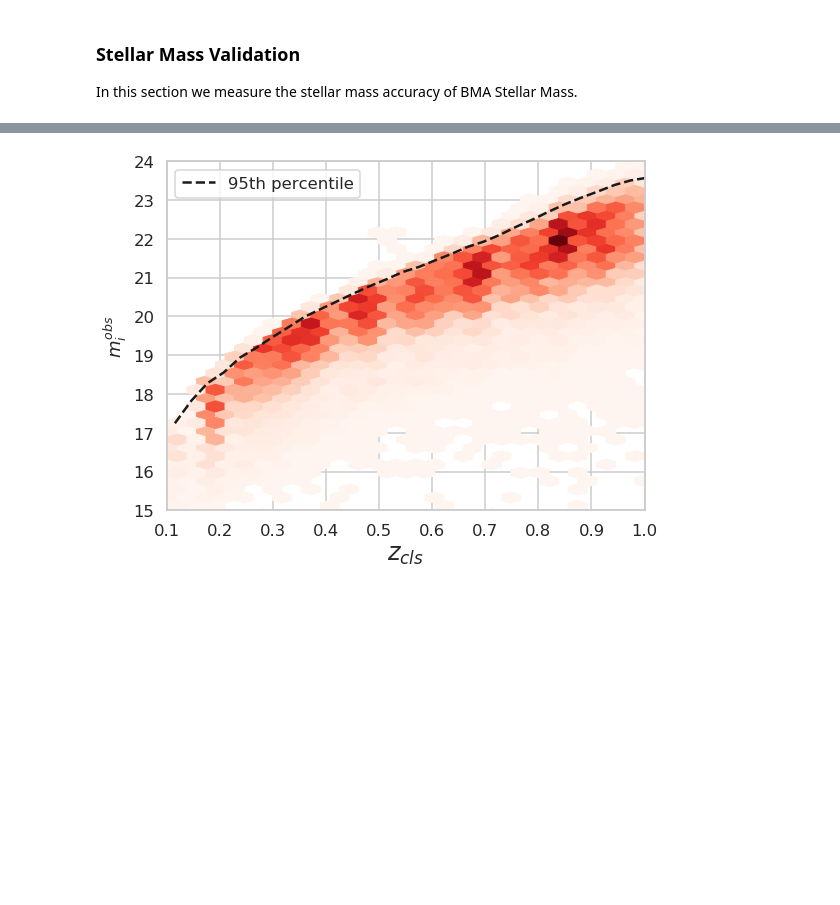
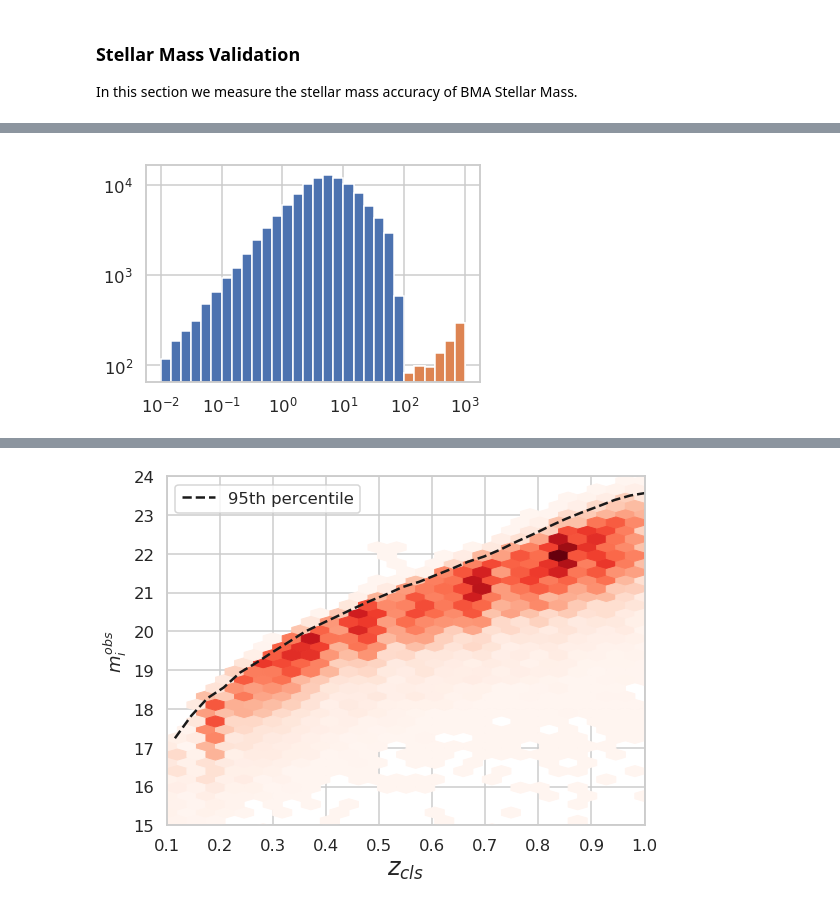
Before and after one commit to estevesjh/bmaCOSMOS, a Jupyter notebook: notebooks/2.BMA_validation.ipynb, the cells around one changed output, grey strips where cells are left out. Drawn from its saved outputs; the diff is of its cells as text; code cells hidden in the pictures; blank space fills up the shorter version.

```diff
--- a/notebooks/2.BMA_validation.ipynb
+++ b/notebooks/2.BMA_validation.ipynb
@@ -106,2 +111,9 @@ def mass_hist_residual(x1,x2,lb='residual',ci='r'):
+# %%
+plt.hist(chisqr,bins=np.logspace(-2,3,31))
+plt.hist(chisqr[bad],bins=np.logspace(-2,3,31))
+plt.xscale('log')
+plt.yscale('log')
+# %% [output]
+[figure, added]
 # %%
 colorList = ['#A93226','#2E86C1','#273746']
```
Also changed, not shown: parts of 22 cells of this notebook, 4 other files.
